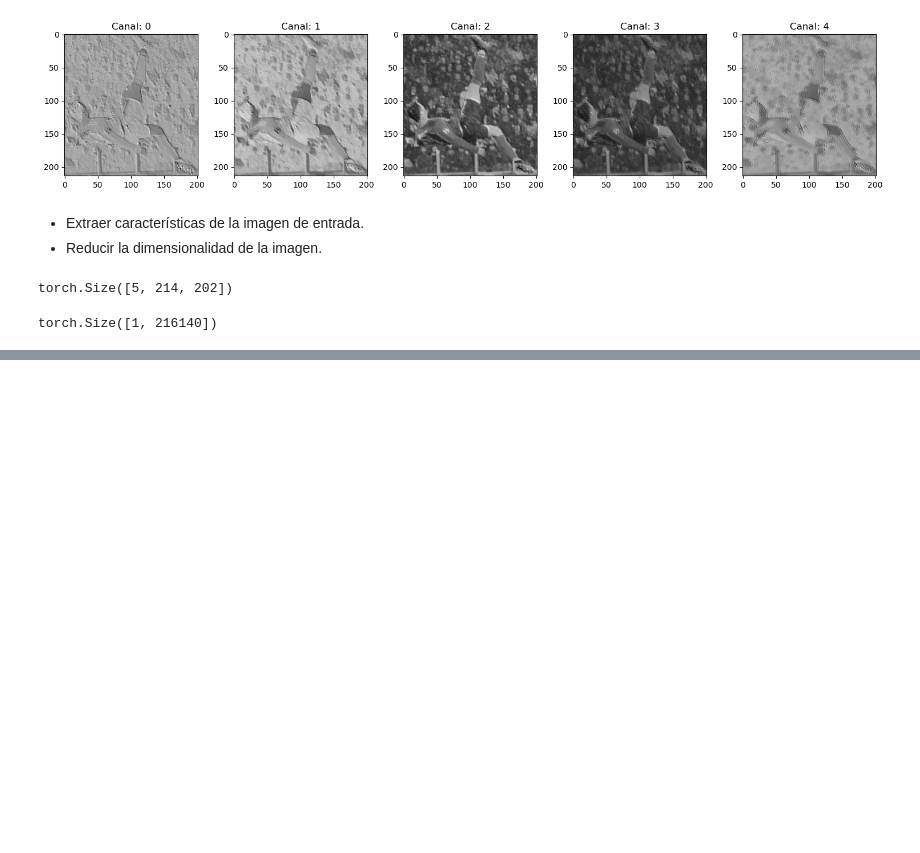
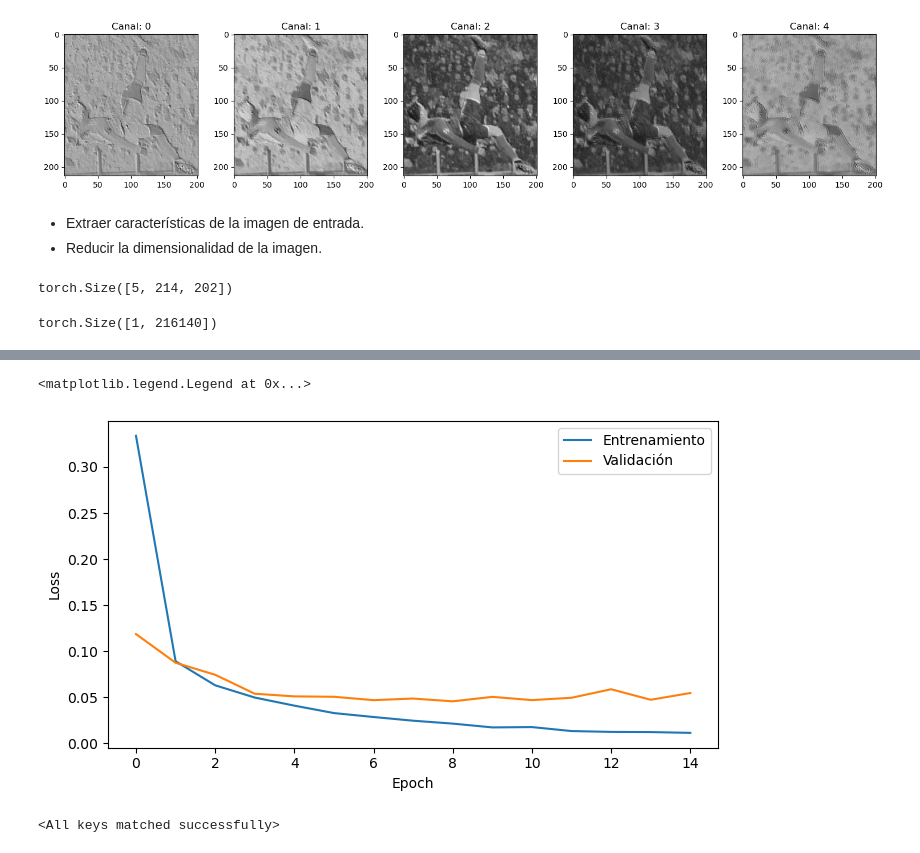
Before and after one commit to luisllanca/torch-tutorial, a Jupyter notebook: img-tutorial.ipynb, the cells around one changed output, grey strips where cells are left out. Saved outputs shown, nothing was run; the diff lists cells and outputs as text; code cells hidden in the pictures; blank space fills up the shorter version.

```diff
--- a/img-tutorial.ipynb
+++ b/img-tutorial.ipynb
@@ -205,0 +218,12 @@ torch.Size([1, 216140])
+# %%
+from torchvision.datasets import MNIST
+import torchvision.transforms as transforms
+
+mnist_train_data = MNIST(root='~/datasets/', train=True, download=True,
+                         transform=transforms.ToTensor())
+
+mnist_test_data = MNIST(root='~/datasets/', train=False, download=True,
+                        transform=transforms.ToTensor())
+
+image, label = mnist_train_data[0]
+display(len(mnist_train_data), type(image), image.dtype, type(label))
@@ -229,0 +284,8 @@ class CNN(nn.Module):
+# %%
+import torch
+import torch.utils.data as tdata
+
+mnist_train, mnist_valid = tdata.random_split(mnist_train_data, [50_000, 10_000],
+                                              generator=torch.Generator().manual_seed(1234))
+train_loader = tdata.DataLoader(mnist_train, shuffle=True, batch_size=64)
+valid_loader = tdata.DataLoader(mnist_valid, shuffle=False, batch_size=512)
@@ -229,0 +344,15 @@ class CNN(nn.Module):
+# %%
+fig, ax = plt.subplots(figsize=(7, 4), tight_layout=True)
+ax.plot(running_loss[:, 0], label='Entrenamiento')
+ax.plot(running_loss[:, 1], label='Validación')
+ax.set_xlabel('Epoch')
+ax.set_ylabel('Loss')
+ax.legend()
+# %% [output]
+<matplotlib.legend.Legend at 0x...>
+[figure, added]
+# %%
+model = Lenet5()
+model.load_state_dict(torch.load('best_model.pt')['model_state_dict'])
+# %% [output]
+<All keys matched successfully>
```
Also changed, not shown: parts of 11 cells of this notebook.
